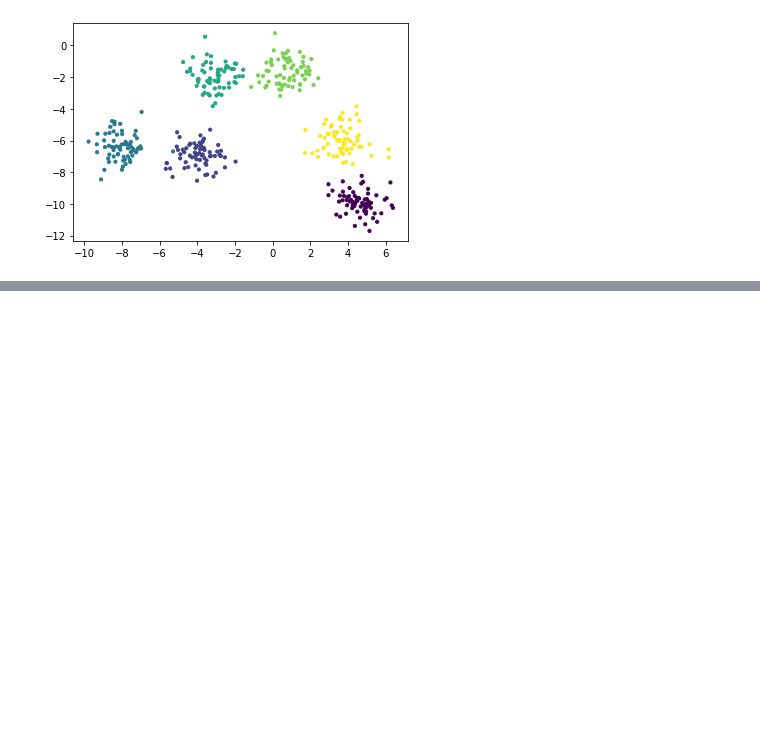
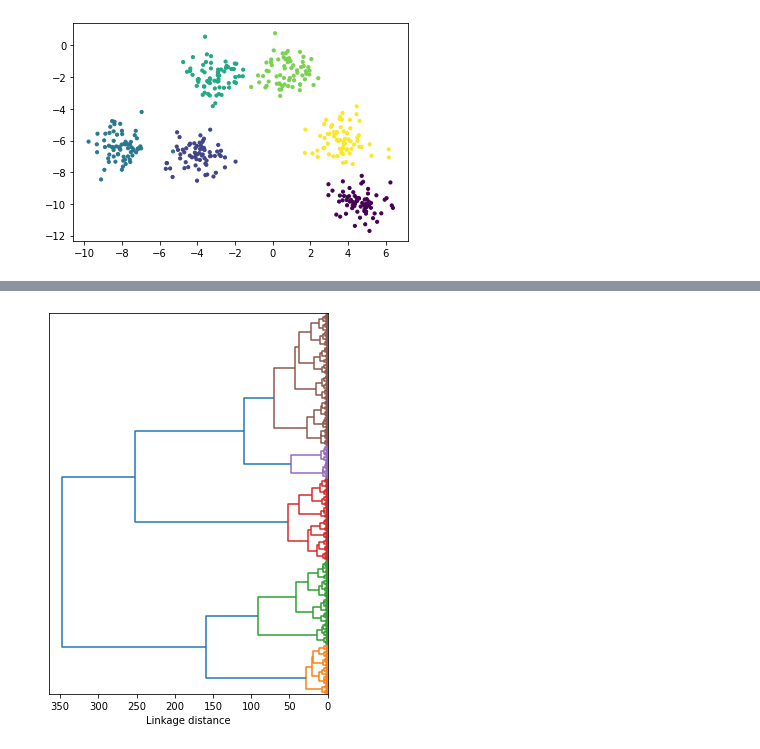
Before and after one commit to MusaAbbasi/DSNYC080822, a Jupyter notebook: Phase_4_notes.ipynb, the cells around one changed output, grey strips where cells are left out. Drawn from its saved outputs; the diff is of its cells as text; code cells hidden in the pictures; blank space fills up the shorter version.

```diff
--- a/Phase_4_notes.ipynb
+++ b/Phase_4_notes.ipynb
@@ -151,0 +260,11 @@ plt.scatter(X_2[:, 0], X_2[:, 1],c=y_2, s=10)
+# %%
+np_linkage = linkage(condensed_dist, method='ward', metric='euclidean' )
+# %%
+#linkage(condensed pair-wise distance, linkage method, metric)
+#returns an entire sequence of cluster merges in agglomerative process.
+
+cols = ['clst1', 'clst2', 'dist', 'num_points']
+linkage_df = pd.DataFrame(np_linkage,
+                          columns = cols)
+linkage_df.index.name = 'merge'
+linkage_df
@@ -151,0 +288,7 @@ plt.scatter(X_2[:, 0], X_2[:, 1],c=y_2, s=10)
+# %%
+fig, ax = plt.subplots(figsize = (5,7))
+dendrogram(linkage_df, no_labels = True, leaf_font_size = 8, color_threshold = 100,  orientation = 'left' )
+ax.set_xlabel('Linkage distance')
+plt.show() #color_threshold = 100 indicates that the cutoff for cluster is at a distance of 100
+# %% [output]
+[figure, added]
```
Also changed, not shown: parts of 33 cells of this notebook.
